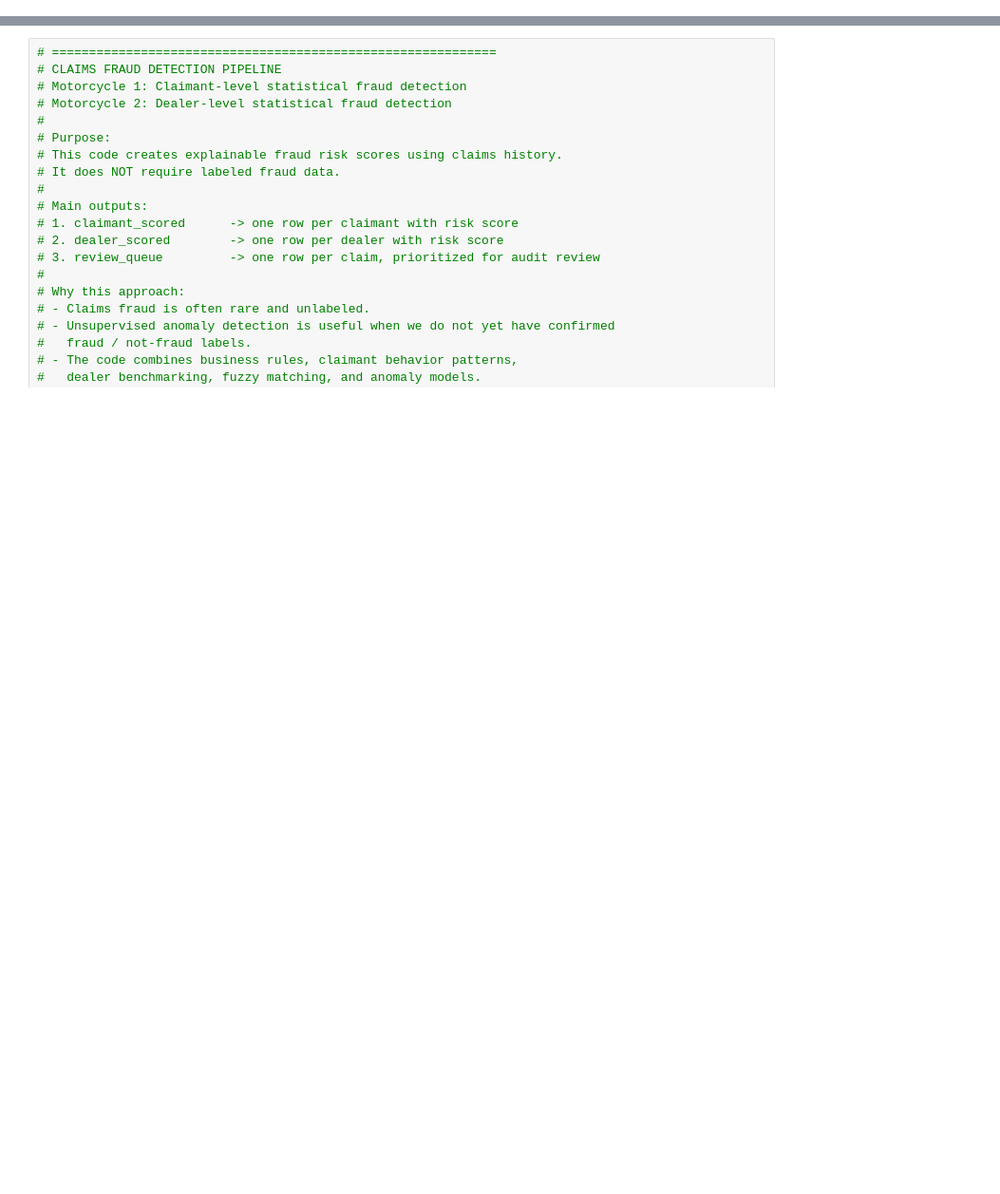
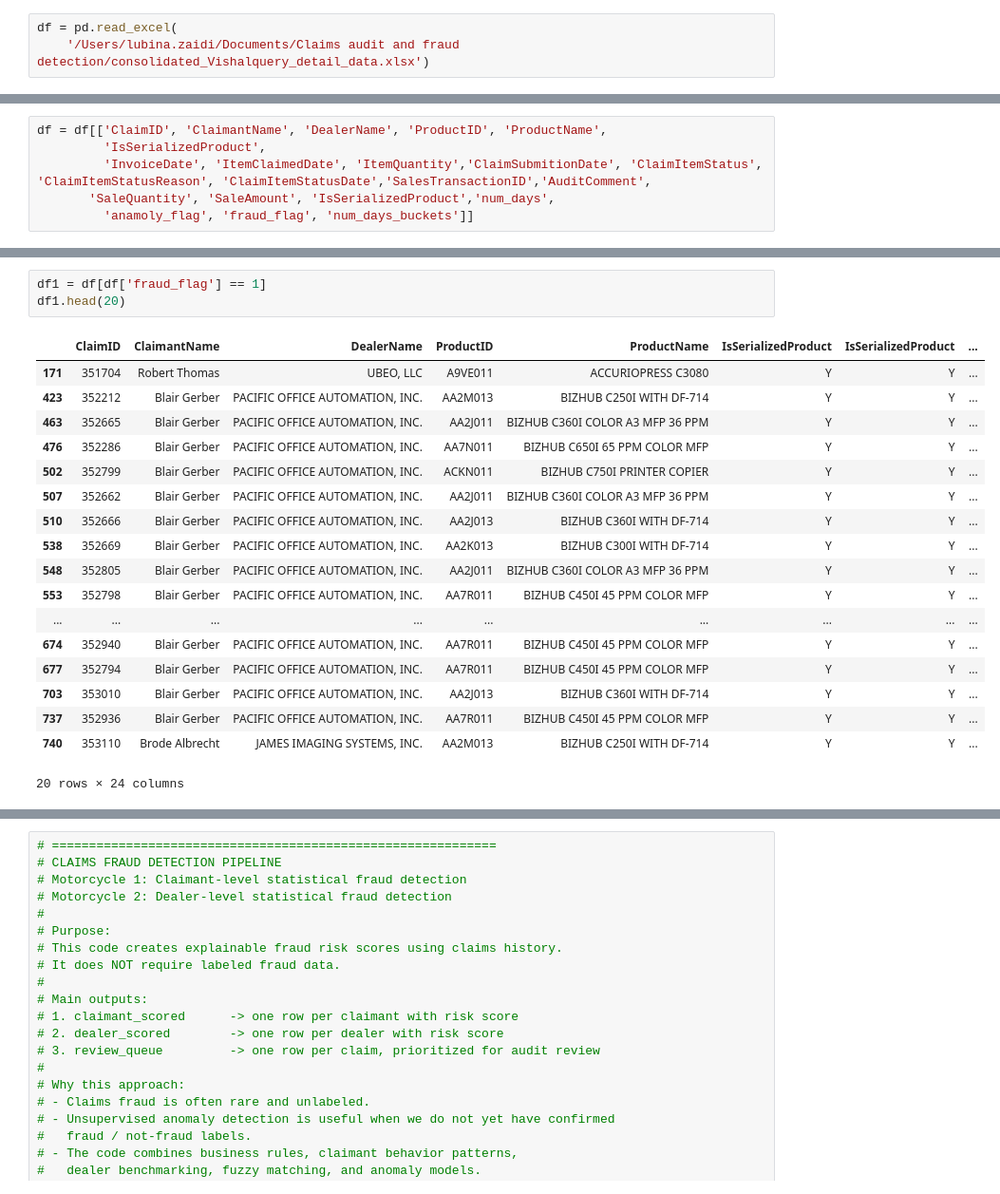
Before and after one commit to Lubina-ops/Claims-audit-and-fraud-detection, a Jupyter notebook: KM_Claim_data_Intial_Analysis.ipynb, the cells around one changed output, grey strips where cells are left out. Shown at 95% size. Cells and saved outputs as stored; diff of their text form; blank space fills up the shorter version.

```diff
--- a/KM_Claim_data_Intial_Analysis.ipynb
+++ b/KM_Claim_data_Intial_Analysis.ipynb
@@ -0,0 +11,3 @@
+# %%
+df = pd.read_excel(
+    '/Users/lubina.zaidi/Documents/Claims audit and fraud detection/consolidated_Vishalquery_detail_data.xlsx')
@@ -0,0 +312,6 @@
+# %%
+df = df[['ClaimID', 'ClaimantName', 'DealerName', 'ProductID', 'ProductName',
+         'IsSerializedProduct',
+         'InvoiceDate', 'ItemClaimedDate', 'ItemQuantity','ClaimSubmitionDate', 'ClaimItemStatus', 'ClaimItemStatusReason', 'ClaimItemStatusDate','SalesTransactionID','AuditComment',
+       'SaleQuantity', 'SaleAmount', 'IsSerializedProduct','num_days',
+         'anamoly_flag', 'fraud_flag', 'num_days_buckets']]
@@ -0,0 +348,22 @@
+# %%
+df1 = df[df['fraud_flag'] == 1]
+df1.head(20)
+# %% [output]
+|  | ClaimID | ClaimantName | DealerName | ProductID | ProductName | IsSerializedProduct | IsSerializedProduct | ... |
+| 171 | 351704 | Robert Thomas | UBEO, LLC | A9VE011 | ACCURIOPRESS C3080 | Y | Y | ... |
+| 423 | 352212 | Blair Gerber | PACIFIC OFFICE AUTOMATION, INC. | AA2M013 | BIZHUB C250I WITH DF-714 | Y | Y | ... |
+| 463 | 352665 | Blair Gerber | PACIFIC OFFICE AUTOMATION, INC. | AA2J011 | BIZHUB C360I COLOR A3 MFP 36 PPM | Y | Y | ... |
+| 476 | 352286 | Blair Gerber | PACIFIC OFFICE AUTOMATION, INC. | AA7N011 | BIZHUB C650I 65 PPM COLOR MFP | Y | Y | ... |
+| 502 | 352799 | Blair Gerber | PACIFIC OFFICE AUTOMATION, INC. | ACKN011 | BIZHUB C750I PRINTER COPIER | Y | Y | ... |
+| 507 | 352662 | Blair Gerber | PACIFIC OFFICE AUTOMATION, INC. | AA2J011 | BIZHUB C360I COLOR A3 MFP 36 PPM | Y | Y | ... |
+| 510 | 352666 | Blair Gerber | PACIFIC OFFICE AUTOMATION, INC. | AA2J013 | BIZHUB C360I WITH DF-714 | Y | Y | ... |
+| 538 | 352669 | Blair Gerber | PACIFIC OFFICE AUTOMATION, INC. | AA2K013 | BIZHUB C300I WITH DF-714 | Y | Y | ... |
+| 548 | 352805 | Blair Gerber | PACIFIC OFFICE AUTOMATION, INC. | AA2J011 | BIZHUB C360I COLOR A3 MFP 36 PPM | Y | Y | ... |
+| 553 | 352798 | Blair Gerber | PACIFIC OFFICE AUTOMATION, INC. | AA7R011 | BIZHUB C450I 45 PPM COLOR MFP | Y | Y | ... |
+| ... | ... | ... | ... | ... | ... | ... | ... | ... |
+| 674 | 352940 | Blair Gerber | PACIFIC OFFICE AUTOMATION, INC. | AA7R011 | BIZHUB C450I 45 PPM COLOR MFP | Y | Y | ... |
+| 677 | 352794 | Blair Gerber | PACIFIC OFFICE AUTOMATION, INC. | AA7R011 | BIZHUB C450I 45 PPM COLOR MFP | Y | Y | ... |
+| 703 | 353010 | Blair Gerber | PACIFIC OFFICE AUTOMATION, INC. | AA2J013 | BIZHUB C360I WITH DF-714 | Y | Y | ... |
+| 737 | 352936 | Blair Gerber | PACIFIC OFFICE AUTOMATION, INC. | AA7R011 | BIZHUB C450I 45 PPM COLOR MFP | Y | Y | ... |
+| 740 | 353110 | Brode Albrecht | JAMES IMAGING SYSTEMS, INC. | AA2M013 | BIZHUB C250I WITH DF-714 | Y | Y | ... |
+20 rows × 24 columns
```
Also changed, not shown: parts of 55 cells of this notebook.
